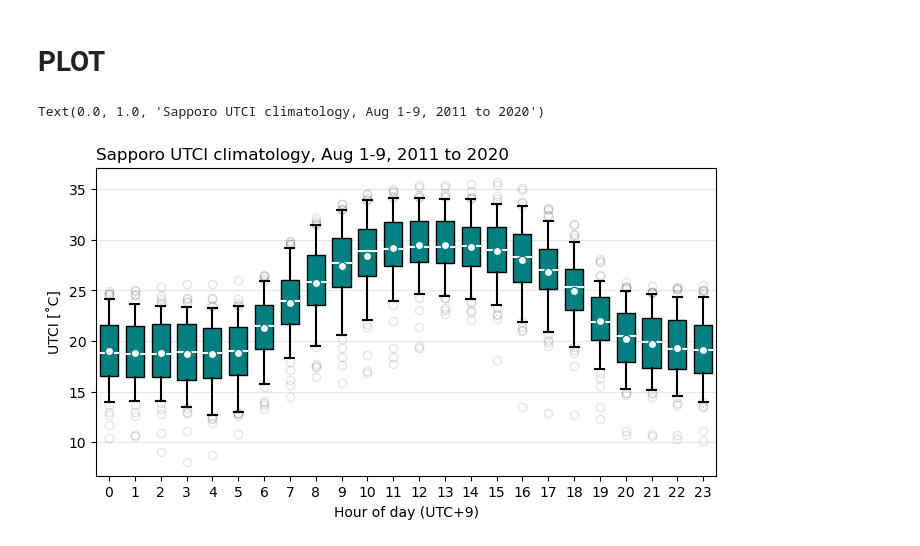
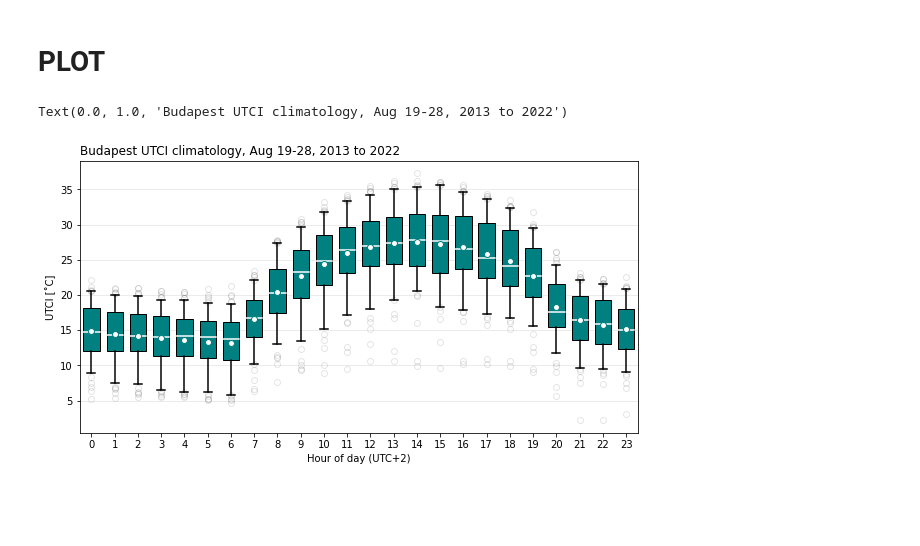
Before and after one commit to milankl/AthleticsChampionshipsHeat, a Jupyter notebook: scripts/utci_climatology.ipynb, the cells around one changed output. Drawn from its saved outputs; the diff is of its cells as text; code cells hidden in the pictures; blank space fills up the shorter version.

Commit message:
new plots based on thermofeel

```diff
--- a/scripts/utci_climatology.ipynb
+++ b/scripts/utci_climatology.ipynb
@@ -9,38 +8,43 @@ import matplotlib
 # %%
-path = "../data/utci_sapporo_2011-2020.nc"
+# path = "../data/utci_sapporo_2011-2020.nc"
+path = "../data/utci_budapest_2013-2022.nc"
 ncfile = netCDF4.Dataset(path)
 # %%
 utci = ncfile["utci"][:,:,:] - 273.15
 time = ncfile["time"][:]
+# %%
+utci.shape
+ndays = 10
+nyears = 10
 # %%
-dt = 9
+dt = 2
 hours = [np.mod(i+dt,24) for i in range(24)]
 # %%
-utci_reshaped = np.empty((24,11,10,3,3))
-for iyear in range(10):
-    for iday in range(11):
-        r = np.arange(iyear*11*24+iday*24,iyear*11*24+(iday+1)*24)
+utci_reshaped = np.empty((24,ndays,nyears,3,3))
+for iyear in range(nyears):
+    for iday in range(ndays):
+        r = np.arange(iyear*ndays*24+iday*24,iyear*ndays*24+(iday+1)*24)
         utci_reshaped[:,iday,iyear,:,:] = utci[r,:,:]
 # %% [markdown]
 # PLOT
 # %%
-fig,ax = plt.subplots(figsize=(8,4))
+fig,ax = plt.subplots(figsize=(10,5))
 
 for i in range(24):
     d = plt.boxplot(utci_reshaped[i,:10,:,1,1].flatten(),vert=True,positions=[hours[i]],widths=[0.7],
                 showmeans=True, showfliers=True,patch_artist=True,whis=(5,95),
                 medianprops={"color": "white", "linewidth": 1.5},
                 meanprops={"markerfacecolor": "white", "markeredgecolor": "teal", "marker": "o"},
                 whiskerprops={"color": "k", "linewidth": 1.5},
                 boxprops={"facecolor": "teal"},
                 capprops={"color": "k", "linewidth": 1.5},
                 flierprops={"alpha": 0.1})
 
 ax.set_xlim(-0.5,23.5)
-ax.set_xlabel("Hour of day (UTC+9)")
+ax.set_xlabel("Hour of day (UTC+2)")
 ax.set_ylabel("UTCI [˚C]")
 ax.grid(alpha=0.3,axis="y")
-plt.title("Sapporo UTCI climatology, Aug 1-9, 2011 to 2020",loc="left")
+plt.title("Budapest UTCI climatology, Aug 19-28, 2013 to 2022",loc="left")
 # %% [output]
-Text(0.0, 1.0, 'Sapporo UTCI climatology, Aug 1-9, 2011 to 2020')
+Text(0.0, 1.0, 'Budapest UTCI climatology, Aug 19-28, 2013 to 2022')
-[figure, old version]
+[figure, new version]
```
Also changed, not shown: parts of 2 cells of this notebook, 7 other files.
